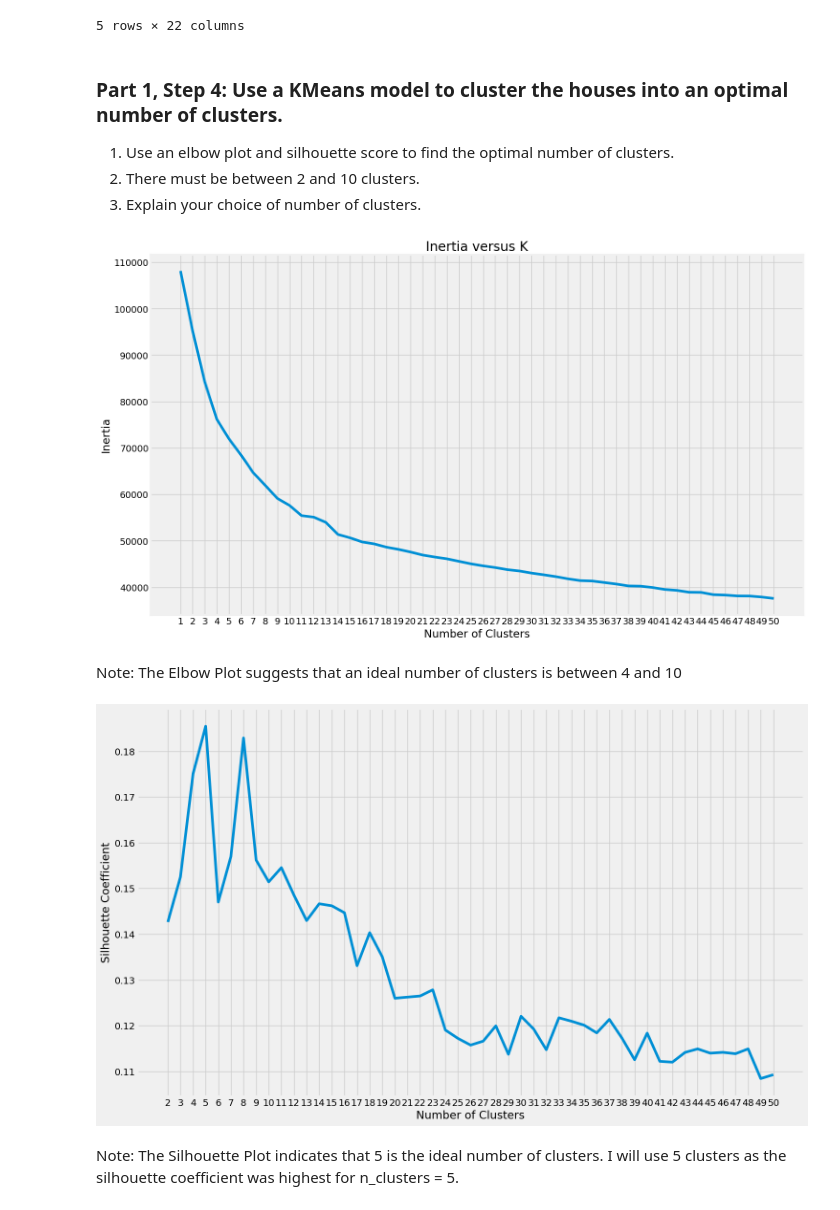
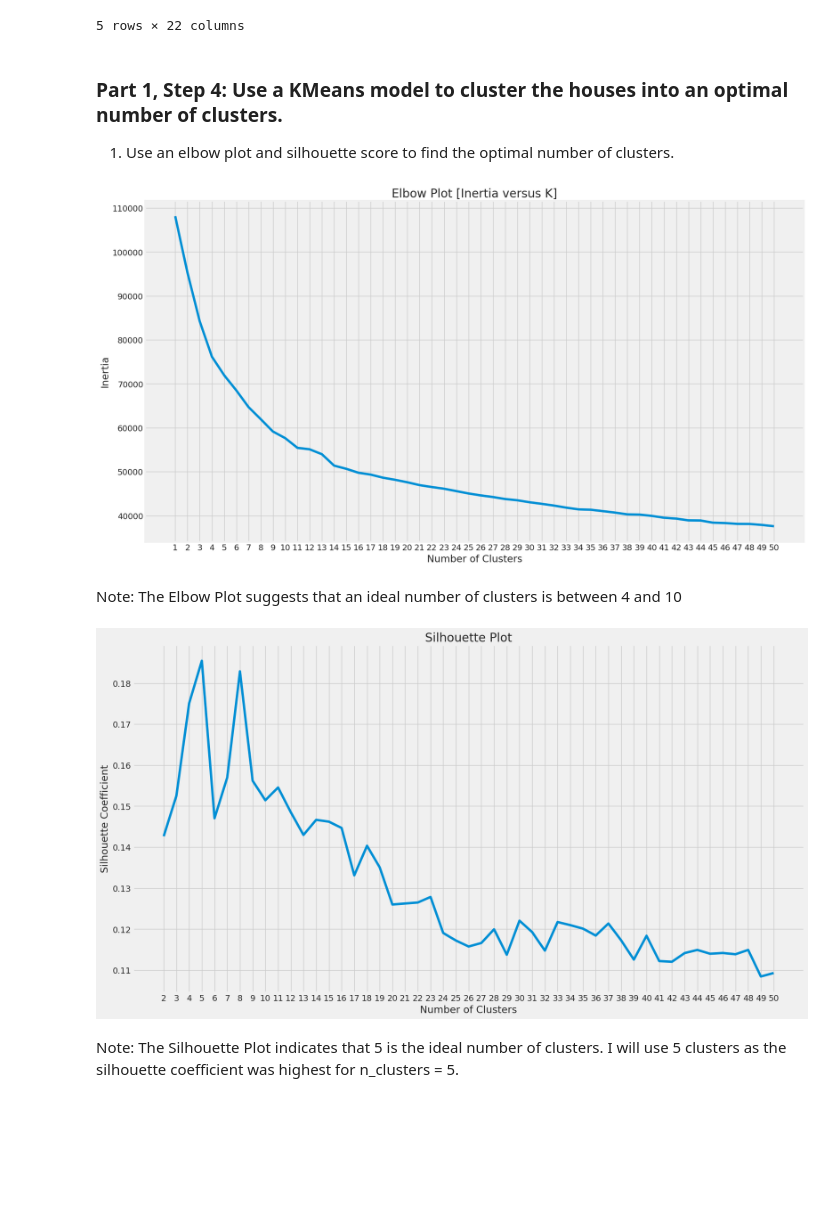
Before and after one commit to khixson1/Deep_Learning_Housing_Price_Model, a Jupyter notebook: Deep_Learning_Housing_Model.ipynb, the cells around one changed output. Saved outputs shown, nothing was run; the diff lists cells and outputs as text; code cells hidden in the pictures; blank space fills up the shorter version.

```diff
--- a/Deep_Learning_Housing_Model.ipynb
+++ b/Deep_Learning_Housing_Model.ipynb
@@ -212,38 +212,36 @@ None
 # %% [markdown]
 ### Part 1, Step 4: Use a KMeans model to cluster the houses into an optimal number of clusters.
 1. Use an elbow plot and silhouette score to find the optimal number of clusters.
-2. There must be between 2 and 10 clusters.
-3. Explain your choice of number of clusters.
 # %%
 # View best k using elbow plot
 
 # define a range of values of k to evaluate for inertia, fit and run the model, and plot the results
 ks = range(1, 51, 1)
 
 km_kwargs = {"init": "random",
             "n_init": 10,
             "max_iter": 300,
             "random_state": 42,
              }
 
 # a list holds the SSE values for each k
 inertias = []
 for k in ks:
      km = KMeans(n_clusters=k, **km_kwargs)
      km.fit(df_scale)
      inertias.append(km.inertia_)
 
 # plot sse
 plt.figure(figsize=(18,10))
 plt.style.use("fivethirtyeight")
 plt.plot(ks, inertias)
 plt.xticks(ks)
 plt.xlabel("Number of Clusters")
 plt.ylabel("Inertia")
-plt.title('Inertia versus K')
+plt.title('Elbow Plot [Inertia versus K]')
 plt.show()
 # %% [output]
-[figure, old version]
+[figure, new version]
 # %% [markdown]
 Note: The Elbow Plot suggests that an ideal number of clusters is between 4 and 10
 # %%
@@ -262,15 +260,16 @@ for k in ks:
      sil_c.append(score)
 
 # make plot
-plt.figure(figsize=(16,10))
+plt.figure(figsize=(18,10))
 plt.style.use("fivethirtyeight")
 plt.plot(ks, sil_c)
 plt.xticks(ks)
 plt.xlabel("Number of Clusters")
 plt.ylabel("Silhouette Coefficient")
+plt.title('Silhouette Plot')
 plt.show()
 # %% [output]
-[figure, old version]
+[figure, new version]
 # %% [markdown]
 Note: The Silhouette Plot indicates that 5 is the ideal number of clusters. I will use 5 clusters as the silhouette coefficient was highest for n_clusters = 5.
 # %%
```
Also changed, not shown: parts of 1 cell of this notebook.
